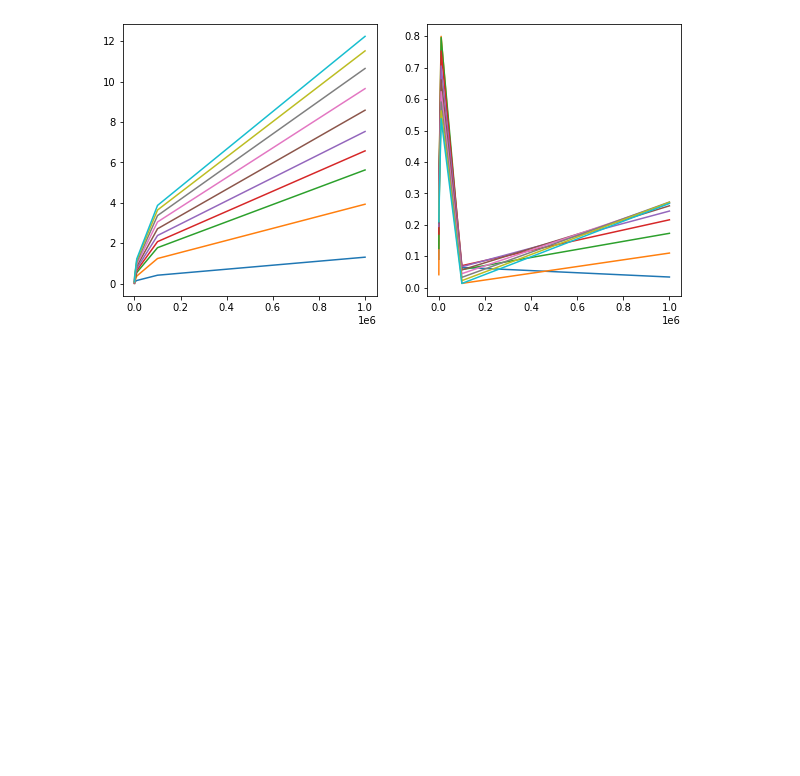
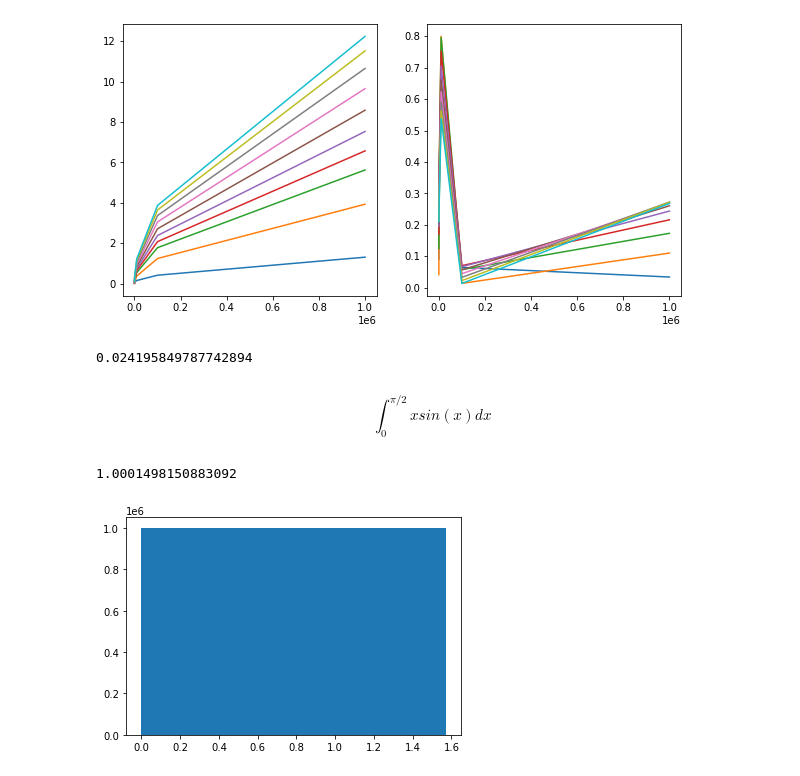
Before and after one commit to mariaalaimo/MetodosComputacionales20222, a Jupyter notebook: Week6/Generadores.ipynb, the cells around one changed output. Cells and saved outputs as stored; diff of their text form; code cells hidden in the pictures; blank space fills up the shorter version.

```diff
--- a/Week6/Generadores.ipynb
+++ b/Week6/Generadores.ipynb
@@ -110,3 +110,31 @@ for i in range(NMoments):
     ax2.plot( Points, Moments2[i], label='drand48' )
 # %% [output]
 [figure]
+# %%
+lista = np.random.rand(1000)
+Npoints = 1000
+moment = 100
+test = np.sqrt( Npoints )* np.abs( np.mean( lista**moment ) - 1/(1+moment) )
+
+print(test)
+# %% [output]
+0.024195849787742894
+# %% [markdown]
+$$ \int_{0 }^{\pi/2} xsin(x) dx  $$
+# %%
+def f(x):
+    return x*np.sin(x)
+# %%
+def MCIntegral( N = 100, a=0,b=0.5*np.pi ):
+
+    x = np.random.uniform(a,b,size=N)
+    y = f(x)
+
+    plt.hist(x)
+
+    return np.mean( y )*(b-a)
+# %%
+MCIntegral(N=10000000)
+# %% [output]
+1.0001498150883092
+[figure, added]
```
